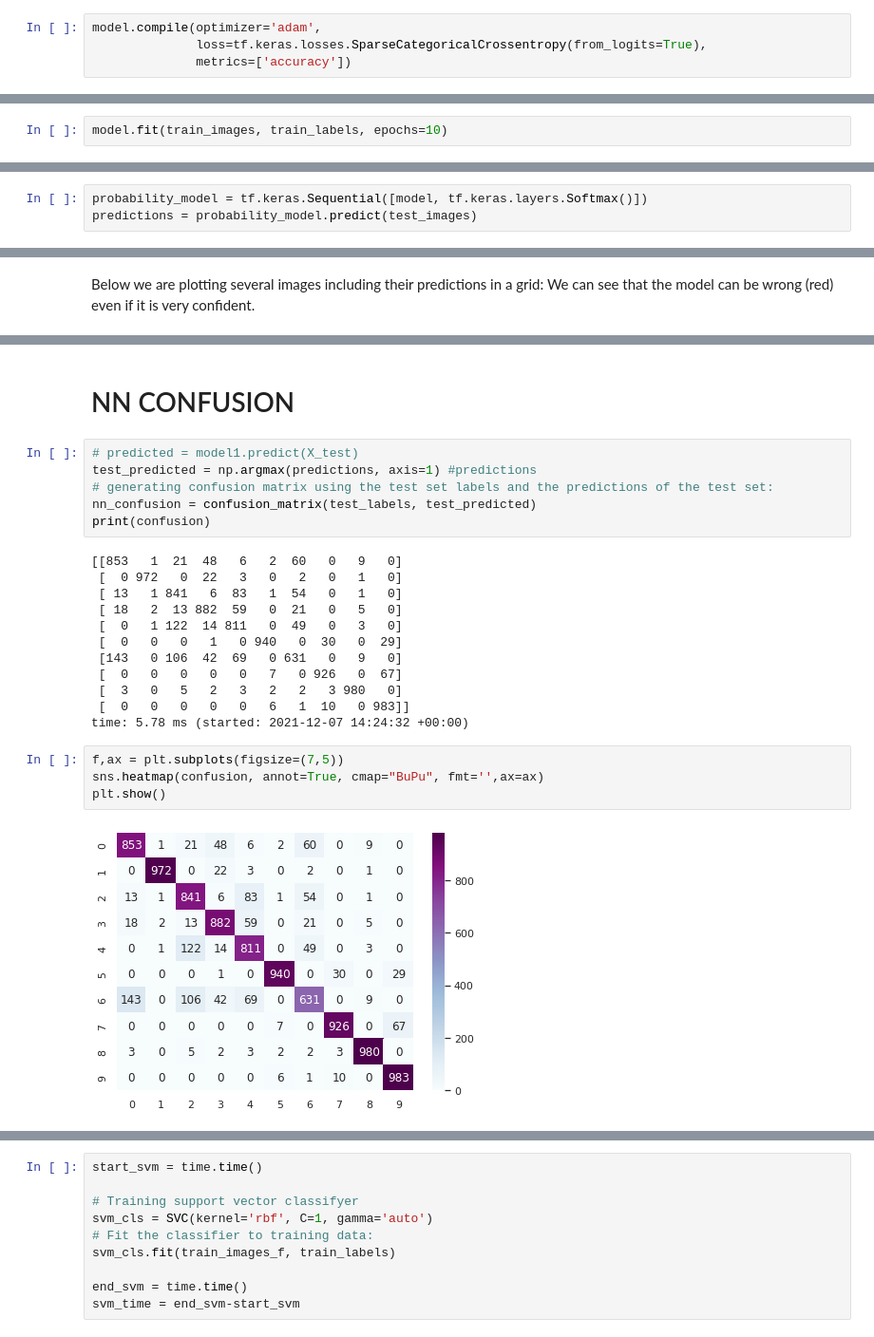
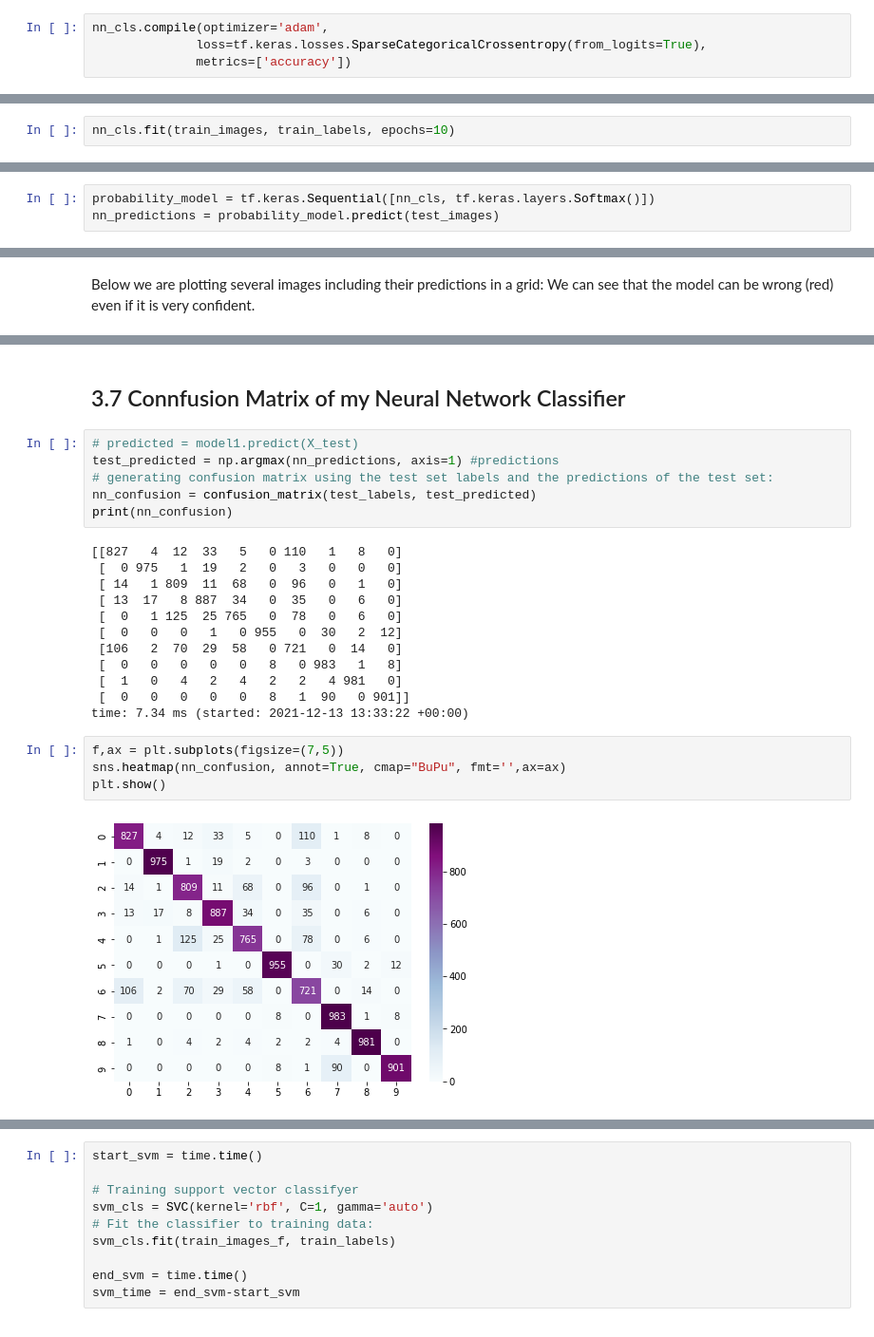
Before and after one commit to ilante/AML_91934_exam, a Jupyter notebook: Englander_AML_1_and_2.ipynb, the cells around one changed output, grey strips where cells are left out. Shown at 95% size. Cells and saved outputs as stored; diff of their text form.

```diff
--- a/Englander_AML_1_and_2.ipynb
+++ b/Englander_AML_1_and_2.ipynb
@@ -426,7 +428,7 @@ To get the model ready for training it needs some more settings. We add them dur
 * We need an **optimizer** which defines how the model is updated based on the data that it is given and depending on the **loss function**. Here we use an optimizer that implements the Adam algorithm.
 * Metrics are used for monitoring training and testing steps. Here we use accuracy = the fraction of images that are correctly classified.
 # %%
-model.compile(optimizer='adam',
+nn_cls.compile(optimizer='adam',
               loss=tf.keras.losses.SparseCategoricalCrossentropy(from_logits=True),
               metrics=['accuracy'])
 # %% [output]
@@ -448,6 +450,6 @@ The training of a nn model requires 4 steps:
 
 To initiate training we call the `model.fit` method. The name is very descriptive. As it fits the model to the training data.
 # %%
-model.fit(train_images, train_labels, epochs=10)
+nn_cls.fit(train_images, train_labels, epochs=10)
 # %% [output]
 Epoch 1/10
@@ -507,6 +508,6 @@ As the goal for this project is to show several methods, we wil however continue
 
 The independent testing set is our `test_images` array. Logits is the vector of raw (non-normalized) predicitons that a classification model generates. It is then passed to a normalization function, in our case the `softmax` function. The `softmax` function generates a vector of normalized probabilities with one value for each possible class. These probabilities are easy to interpret.
 # %%
-probability_model = tf.keras.Sequential([model, tf.keras.layers.Softmax()])
-predictions = probability_model.predict(test_images)
+probability_model = tf.keras.Sequential([nn_cls, tf.keras.layers.Softmax()])
+nn_predictions = probability_model.predict(test_images)
 # %% [output]
@@ -640,26 +641,26 @@ time: 4.68 s (started: 2021-12-07 14:02:36 +00:00)
-# %% [markdown]
-# NN CONFUSION
+# %% [markdown]
+## 3.7 Connfusion Matrix of my Neural Network Classifier
 # %%
 # predicted = model1.predict(X_test)
-test_predicted = np.argmax(predictions, axis=1) #predictions
+test_predicted = np.argmax(nn_predictions, axis=1) #predictions
 # generating confusion matrix using the test set labels and the predictions of the test set:
 nn_confusion = confusion_matrix(test_labels, test_predicted)
-print(confusion)
+print(nn_confusion)
 # %% [output]
-[[853   1  21  48   6   2  60   0   9   0]
- [  0 972   0  22   3   0   2   0   1   0]
- [ 13   1 841   6  83   1  54   0   1   0]
- [ 18   2  13 882  59   0  21   0   5   0]
- [  0   1 122  14 811   0  49   0   3   0]
- [  0   0   0   1   0 940   0  30   0  29]
- [143   0 106  42  69   0 631   0   9   0]
- [  0   0   0   0   0   7   0 926   0  67]
- [  3   0   5   2   3   2   2   3 980   0]
- [  0   0   0   0   0   6   1  10   0 983]]
-time: 5.78 ms (started: 2021-12-07 14:24:32 +00:00)
+[[827   4  12  33   5   0 110   1   8   0]
+ [  0 975   1  19   2   0   3   0   0   0]
+ [ 14   1 809  11  68   0  96   0   1   0]
+ [ 13  17   8 887  34   0  35   0   6   0]
+ [  0   1 125  25 765   0  78   0   6   0]
+ [  0   0   0   1   0 955   0  30   2  12]
+ [106   2  70  29  58   0 721   0  14   0]
+ [  0   0   0   0   0   8   0 983   1   8]
+ [  1   0   4   2   4   2   2   4 981   0]
+ [  0   0   0   0   0   8   1  90   0 901]]
+time: 7.34 ms (started: 2021-12-13 13:33:22 +00:00)
 # %%
 f,ax = plt.subplots(figsize=(7,5))
-sns.heatmap(confusion, annot=True, cmap="BuPu", fmt='',ax=ax)
+sns.heatmap(nn_confusion, annot=True, cmap="BuPu", fmt='',ax=ax)
 plt.show()
 # %% [output]
-[figure, old version]
+[figure, new version]
```
Also changed, not shown: parts of 80 cells of this notebook.
